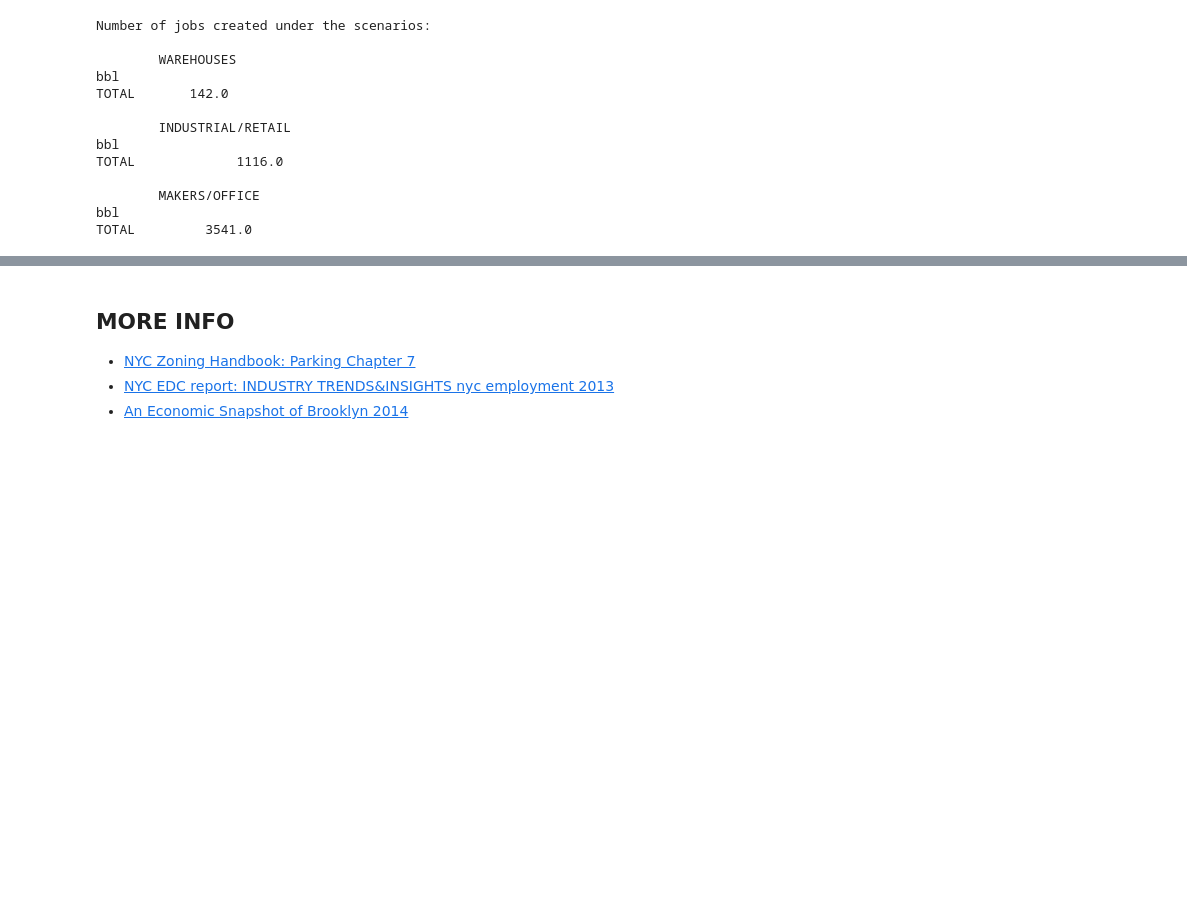
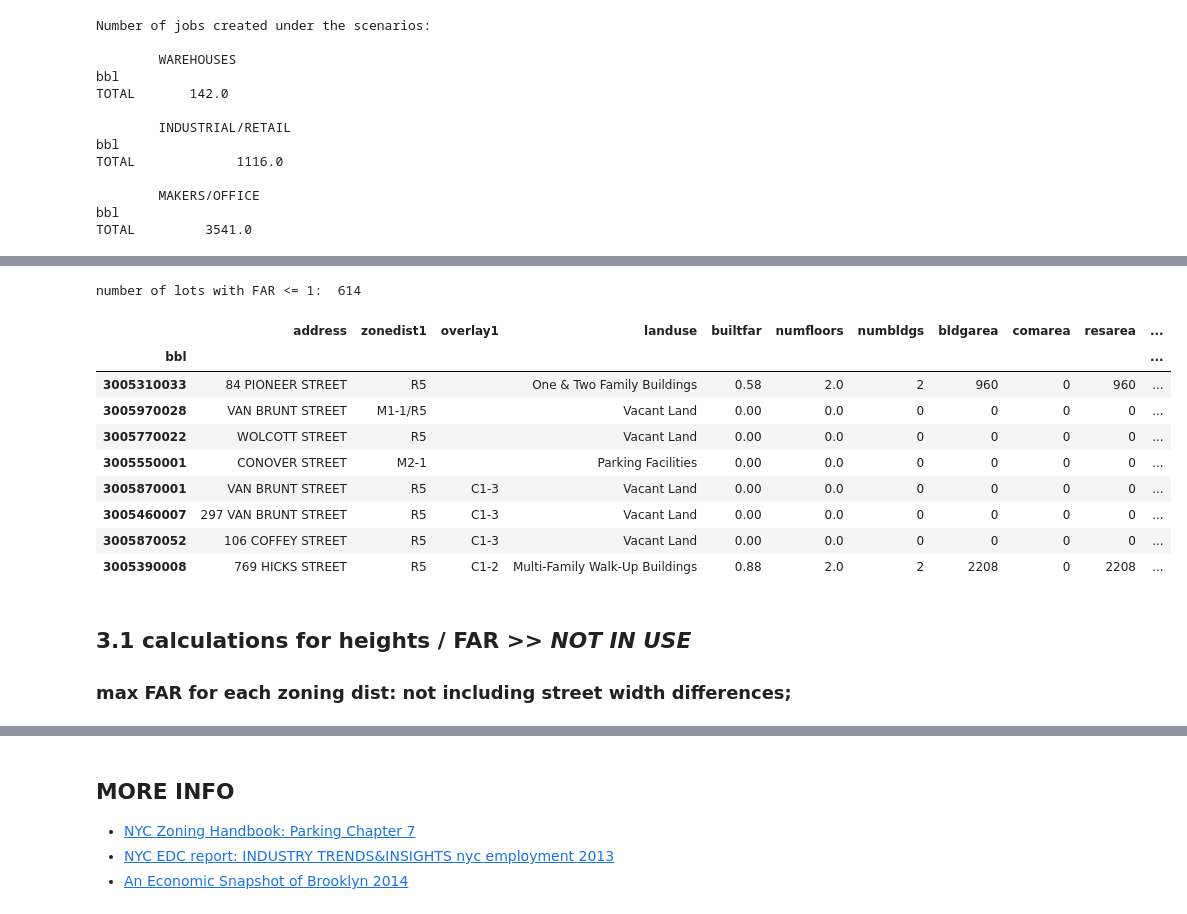
Before and after one commit to drawbrooklyn/RH_zoningAnalysis, a Jupyter notebook: Wolcott_jobs_analysis_20191025.ipynb, the cells around one changed output, grey strips where cells are left out. Drawn from its saved outputs; the diff is of its cells as text; code cells hidden in the pictures; blank space fills up the shorter version.

```diff
--- a/Wolcott_jobs_analysis_20191025.ipynb
+++ b/Wolcott_jobs_analysis_20191025.ipynb
@@ -868,0 +586,8 @@ RH_scenarios1118.to_file("RH_scenarios_1118.shp")
+# %%
+#creating dataframe of columns of interest
+RH_currentAreas =  RH_pluto[['address','zonedist1','overlay1','landuse',
+                             'builtfar','numfloors','numbldgs','bldgarea',
+                             'comarea','resarea','geometry']] #leaving geometry to remain geodataframe
+
+print(RH_currentAreas.shape)
+RH_currentAreas.head(7)
@@ -868,0 +646,19 @@ RH_scenarios1118.to_file("RH_scenarios_1118.shp")
+# %%
+# lots with FAR <= 1
+print('number of lots with FAR <= 1: ', RH_currentAreas[RH_currentAreas['builtfar'] <= 1].shape[0], '\n')
+RH_currentAreas[RH_currentAreas['builtfar'] <= 1].head(8)
+# %% [output]
+number of lots with FAR <= 1:  614
+|  | address | zonedist1 | overlay1 | landuse | builtfar | numfloors | numbldgs | bldgarea | comarea | resarea | ... |
+| bbl |  |  |  |  |  |  |  |  |  |  | ... |
+| 3005310033 | 84 PIONEER STREET | R5 |  | One & Two Family Buildings | 0.58 | 2.0 | 2 | 960 | 0 | 960 | ... |
+| 3005970028 | VAN BRUNT STREET | M1-1/R5 |  | Vacant Land | 0.00 | 0.0 | 0 | 0 | 0 | 0 | ... |
+| 3005770022 | WOLCOTT STREET | R5 |  | Vacant Land | 0.00 | 0.0 | 0 | 0 | 0 | 0 | ... |
+| 3005550001 | CONOVER STREET | M2-1 |  | Parking Facilities | 0.00 | 0.0 | 0 | 0 | 0 | 0 | ... |
+| 3005870001 | VAN BRUNT STREET | R5 | C1-3 | Vacant Land | 0.00 | 0.0 | 0 | 0 | 0 | 0 | ... |
+| 3005460007 | 297 VAN BRUNT STREET | R5 | C1-3 | Vacant Land | 0.00 | 0.0 | 0 | 0 | 0 | 0 | ... |
+| 3005870052 | 106 COFFEY STREET | R5 | C1-3 | Vacant Land | 0.00 | 0.0 | 0 | 0 | 0 | 0 | ... |
+| 3005390008 | 769 HICKS STREET | R5 | C1-2 | Multi-Family Walk-Up Buildings | 0.88 | 2.0 | 2 | 2208 | 0 | 2208 | ... |
+# %% [markdown]
+## 3.1 calculations for heights / FAR >> _NOT IN USE_
+### max FAR for each zoning dist: not including street width differences;
```
Also changed, not shown: parts of 43 cells of this notebook, 1 other file.
